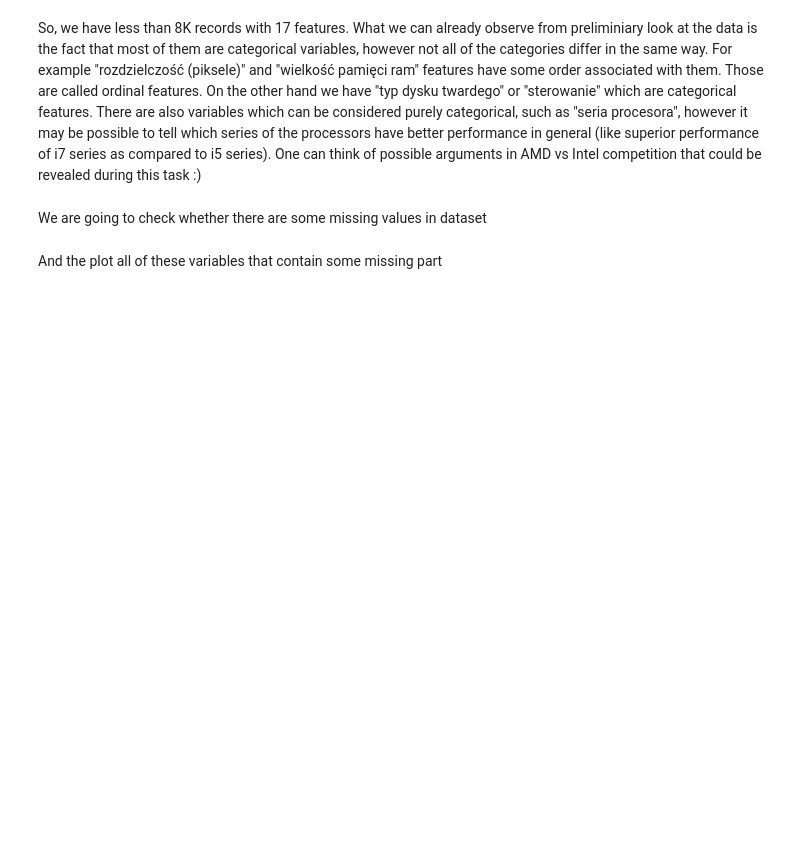
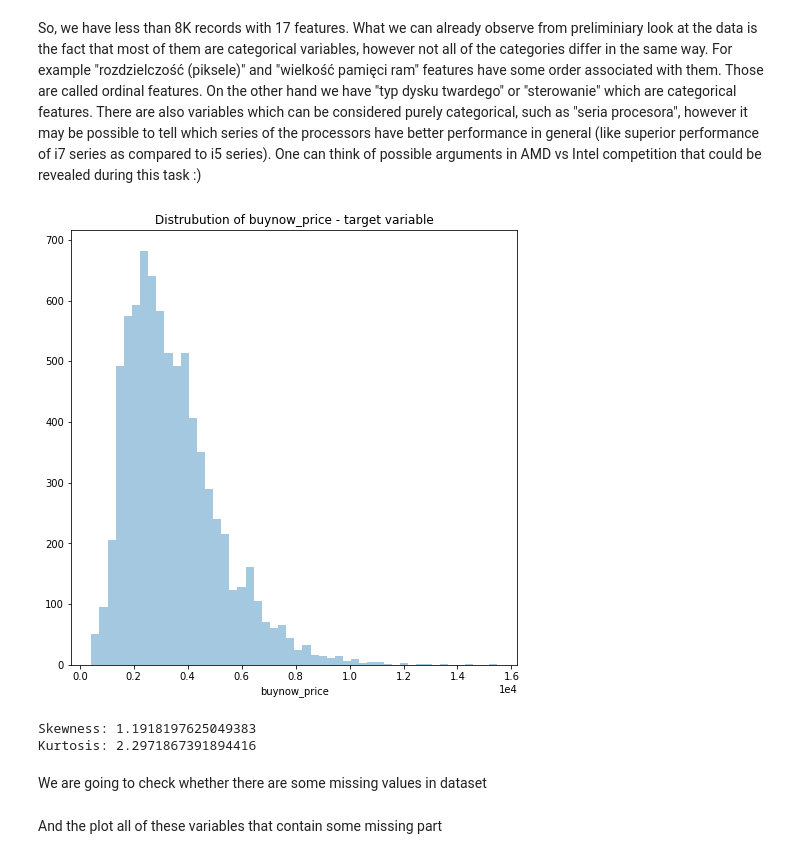
Before and after one commit to freefeynman123/laptop_price, a Jupyter notebook: allegro_task.ipynb, the cells around one changed output. Cells and saved outputs as stored; diff of their text form; code cells hidden in the pictures; blank space fills up the shorter version.

```diff
--- a/allegro_task.ipynb
+++ b/allegro_task.ipynb
@@ -87,6 +97,21 @@ dtype: object
 # %% [markdown]
 So, we have less than 8K records with 17 features. What we can already observe from preliminiary look at the data is the fact that most of them are categorical variables, however not all of the categories differ in the same way.
 For example "rozdzielczość (piksele)" and "wielkość pamięci ram" features have some order associated with them. Those are called ordinal features. On the other hand we have "typ dysku twardego" or "sterowanie" which are categorical features. There are also variables which can be considered purely categorical, such as "seria procesora", however it may be possible to tell which series of the processors have better performance in general (like superior performance of i7 series as compared to i5 series). One can think of possible arguments in AMD vs Intel competition that could be revealed during this task :)
+# %%
+def plot_target_distribution(data, target_name):
+    fig, ax = plt.subplots(figsize=(8,8))
+    sns.distplot(data[target_name], kde=False)
+    ax.set_title("Distrubution of buynow_price - target variable")
+    ax.ticklabel_format(style='sci', axis='both', scilimits=(-3,3))
+    plt.show()
+    skew = data[target_name].skew()
+    kurt = data[target_name].kurt()
+    print(f'Skewness: {skew}\nKurtosis: {kurt}')
+plot_target_distribution(dataset, "buynow_price")
+# %% [output]
+[figure, added]
+Skewness: 1.1918197625049383
+Kurtosis: 2.2971867391894416
 # %% [markdown]
 We are going to check whether there are some missing values in dataset
 # %%
```
Also changed, not shown: parts of 34 cells of this notebook, 3 other files.
